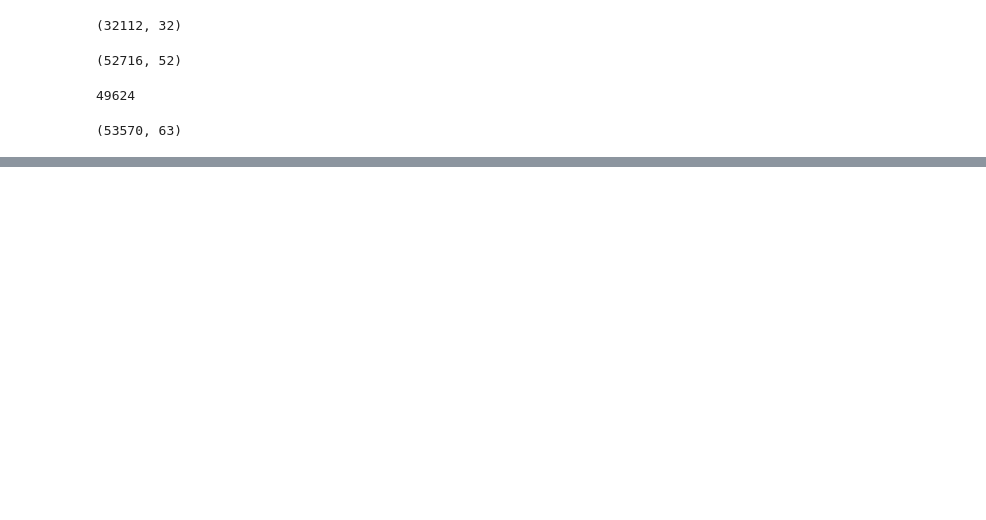
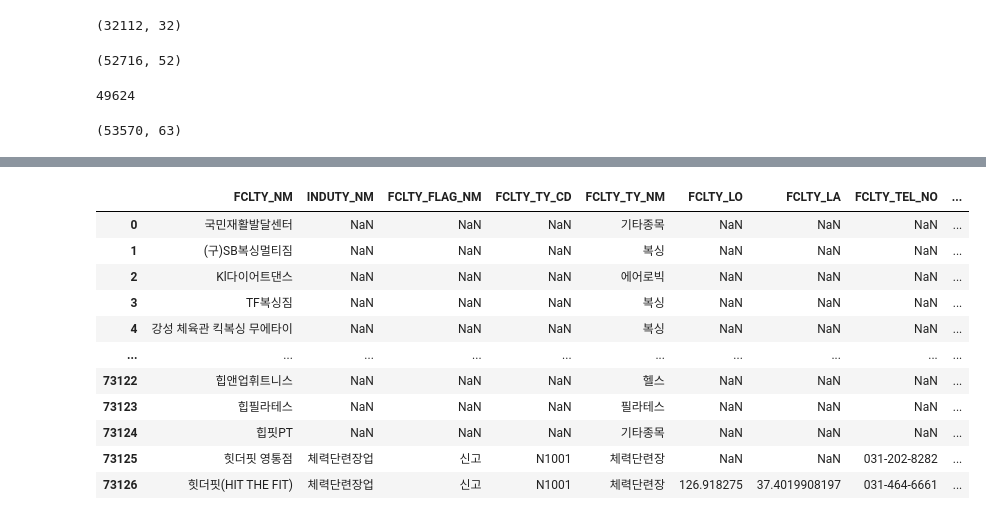
Before and after one commit to atoye1/kspo_app, a Jupyter notebook: facility_processor.ipynb, the cells around one changed output, grey strips where cells are left out. Cells and saved outputs as stored; diff of their text form; code cells hidden in the pictures; blank space fills up the shorter version.

```diff
--- a/facility_processor.ipynb
+++ b/facility_processor.ipynb
@@ -92,0 +273,11 @@ merged_df.shape
+# %%
+final_facility_df['RDNMADR_ONE_NM']=final_facility_df['RDNMADR_ONE_NM'].astype(str).replace('nan','')
+final_facility_df['RDNMADR_TWO_NM']=final_facility_df['RDNMADR_TWO_NM'].astype(str).replace('nan','')
+final_facility_df['FCLTY_ADDR_ONE_NM']= final_facility_df['FCLTY_ADDR_ONE_NM'].astype(str).replace('nan','')
+final_facility_df['FCLTY_ADDR_TWO_NM']= final_facility_df['FCLTY_ADDR_TWO_NM'].astype(str).replace('nan','')
+# %%
+final_facility_df['FULL_ADDR'] = final_facility_df.apply(
+    lambda row: row['RDNMADR_ONE_NM'] + ' ' + row['RDNMADR_TWO_NM'] if pd.isna(row['FULL_ADDR']) else row['FULL_ADDR'],
+    axis=1
+)
+final_facility_df
@@ -92,0 +298,8 @@ merged_df.shape
+# %%
+print(len(final_facility_df[final_facility_df['FULL_ADDR'] == ' ']))
+final_facility_df['FULL_ADDR'] = final_facility_df.apply(
+    lambda row: row['FCLTY_ADDR_ONE_NM'] + ' ' + row['FCLTY_ADDR_TWO_NM'] if row['FULL_ADDR'] == " " else row['FULL_ADDR'],
+    axis=1
+)
+
+print(len(final_facility_df[final_facility_df['FULL_ADDR'] == ' ']))
@@ -92,0 +325,78 @@ merged_df.shape
+# %%
+# Drop the specified columns from final_facility_df
+columns_to_drop = [
+    "FCLTY_SDIV_CD",
+    "INDUTY_CD",
+    "FCLTY_STATE_VALUE",
+    "ROAD_NM_ZIP_NO",
+    "ZIP_NO_VALUE",
+    "FCLTY_ADDR_ONE_NM",
+    "FCLTY_ADDR_TWO_NM",
+    "CTPRVN_CD",
+    "RDNMADR_ONE_NM",
+    "RDNMADR_TWO_NM",
+    "ADTM_CO",
+    "FCLTY_AR_CO",
+    "ACMD_NMPR_CO",
+    "NDOR_SDIV_NM",
+    "LVLH_OPN_AT",
+    "LVLH_GMNSM_NM",
+    "UTILIIZA_GRP_NM",
+    "FCLTY_CRTN_STDR_DE",
+    "ALSFC_REGIST_DE",
+    "COMPET_DE",
+    "SSS_DE",
+    "OPER_CLSBIZ_DE",
+    "FCLTY_STATE_VALUE",
+    "RDNMADR_NM",
+    "ROAD_NM_LI_NM",
+    "RDNMADR_NM",
+    "FCLTY_STATE_CD",
+    "ROAD_NM_EMD_NM",
+    "ROAD_NM_EMD_CD",
+    "ROAD_NM_SIGNGU_NM",
+    "ROAD_NM_SIGNGU_CD",
+    "ROAD_NM_CTPRVN_NM",
+    "ROAD_NM_CTPRVN_CD",
+    "FCLTY_OPER_STLE_VALUE",
+    "POSESN_MBY_CD",
+    "POSESN_MBY_SIGNGU_CD",
+    "ROAD_NM_LI_CD",
+    "RSPNSBLTY_DEPT_NM",
+    "NATION_ALSFC_AT",
+    "CTPRVN_NM",
+    "SIGNGU_CD",
+    "SIGNGU_NM",
+    "FCLTY_MANAGE_CTPRVN_CD",
+    "FCLTY_MANAGE_CTPRVN_NM",
+    "FCLTY_MANAGE_SIGNGU_CD",
+    "FCLTY_MANAGE_SIGNGU_NM",
+    "POSESN_MBY_CTPRVN_NM",
+    "POSESN_MBY_SIGNGU_NM",
+    "RSPNSBLTY_NM",
+    "RSPNSBLTY_TEL_NO",
+    "facil_sn",
+    "POSESN_MBY_CTPRVN_CD",
+    "FCLTY_MANAGE_EMD_CD",
+    "FCLTY_MANAGE_EMD_NM",
+]
+
+filtered_drop_cols = [
+    col for col in columns_to_drop if col in final_facility_df.columns
+]
+
+final_facility_df.drop(columns=filtered_drop_cols, inplace=True)
+final_facility_df
+# %% [output]
+|  | FCLTY_NM | INDUTY_NM | FCLTY_FLAG_NM | FCLTY_TY_CD | FCLTY_TY_NM | FCLTY_LO | FCLTY_LA | FCLTY_TEL_NO | ... |
+| 0 | 국민재활발달센터 | NaN | NaN | NaN | 기타종목 | NaN | NaN | NaN | ... |
+| 1 | (구)SB복싱멀티짐 | NaN | NaN | NaN | 복싱 | NaN | NaN | NaN | ... |
+| 2 | Kl다이어트댄스 | NaN | NaN | NaN | 에어로빅 | NaN | NaN | NaN | ... |
+| 3 | TF복싱짐 | NaN | NaN | NaN | 복싱 | NaN | NaN | NaN | ... |
+| 4 | 강성 체육관 킥복싱 무에타이 | NaN | NaN | NaN | 복싱 | NaN | NaN | NaN | ... |
+| ... | ... | ... | ... | ... | ... | ... | ... | ... | ... |
+| 73122 | 힙앤업휘트니스 | NaN | NaN | NaN | 헬스 | NaN | NaN | NaN | ... |
+| 73123 | 힙필라테스 | NaN | NaN | NaN | 필라테스 | NaN | NaN | NaN | ... |
+| 73124 | 힙핏PT | NaN | NaN | NaN | 기타종목 | NaN | NaN | NaN | ... |
+| 73125 | 힛더핏 영통점 | 체력단련장업 | 신고 | N1001 | 체력단련장 | NaN | NaN | 031-202-8282 | ... |
+| 73126 | 힛더핏(HIT THE FIT) | 체력단련장업 | 신고 | N1001 | 체력단련장 | 126.918275 | 37.4019908197 | 031-464-6661 | ... |
```
Also changed, not shown: parts of 22 cells of this notebook, 49 other files.
